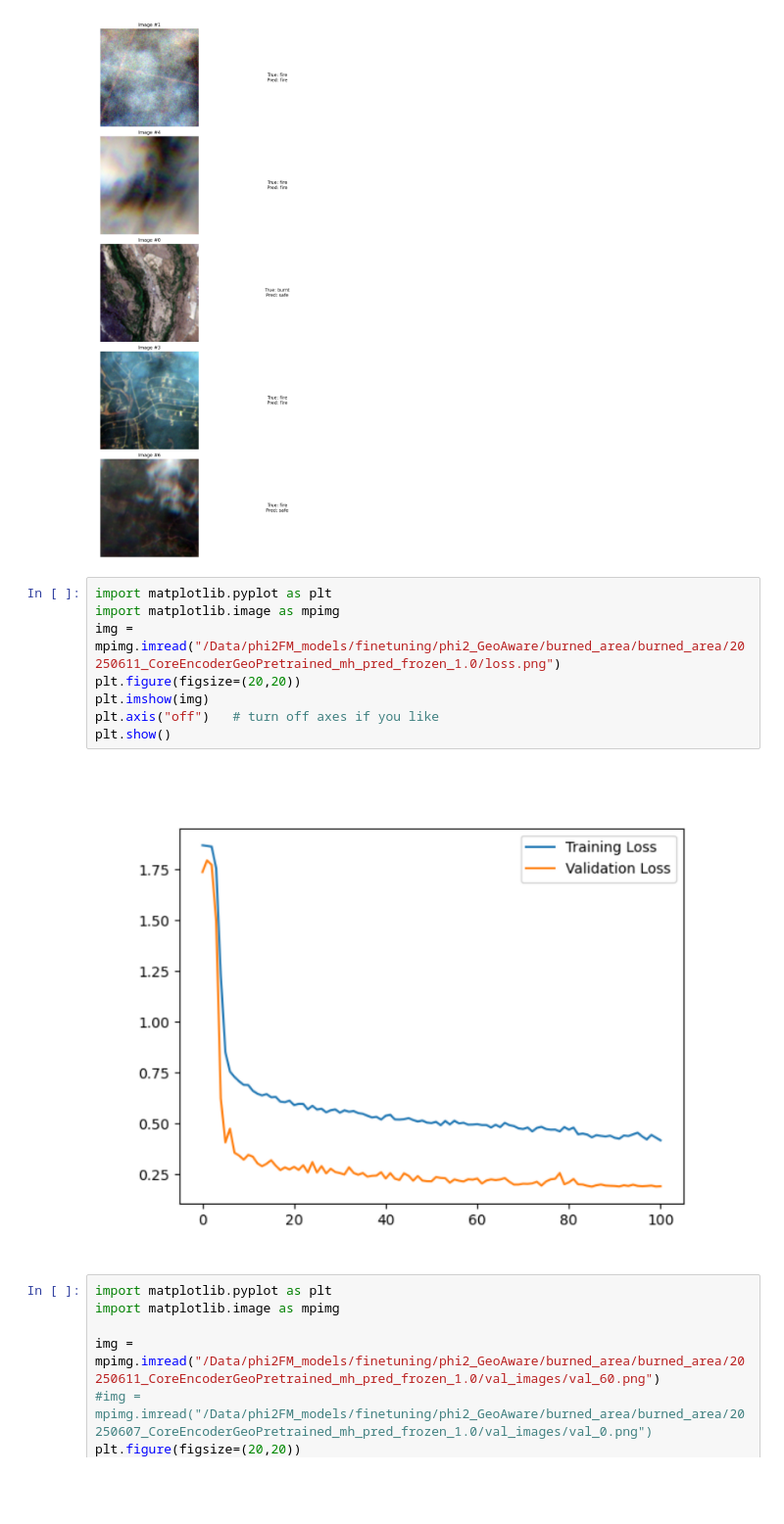
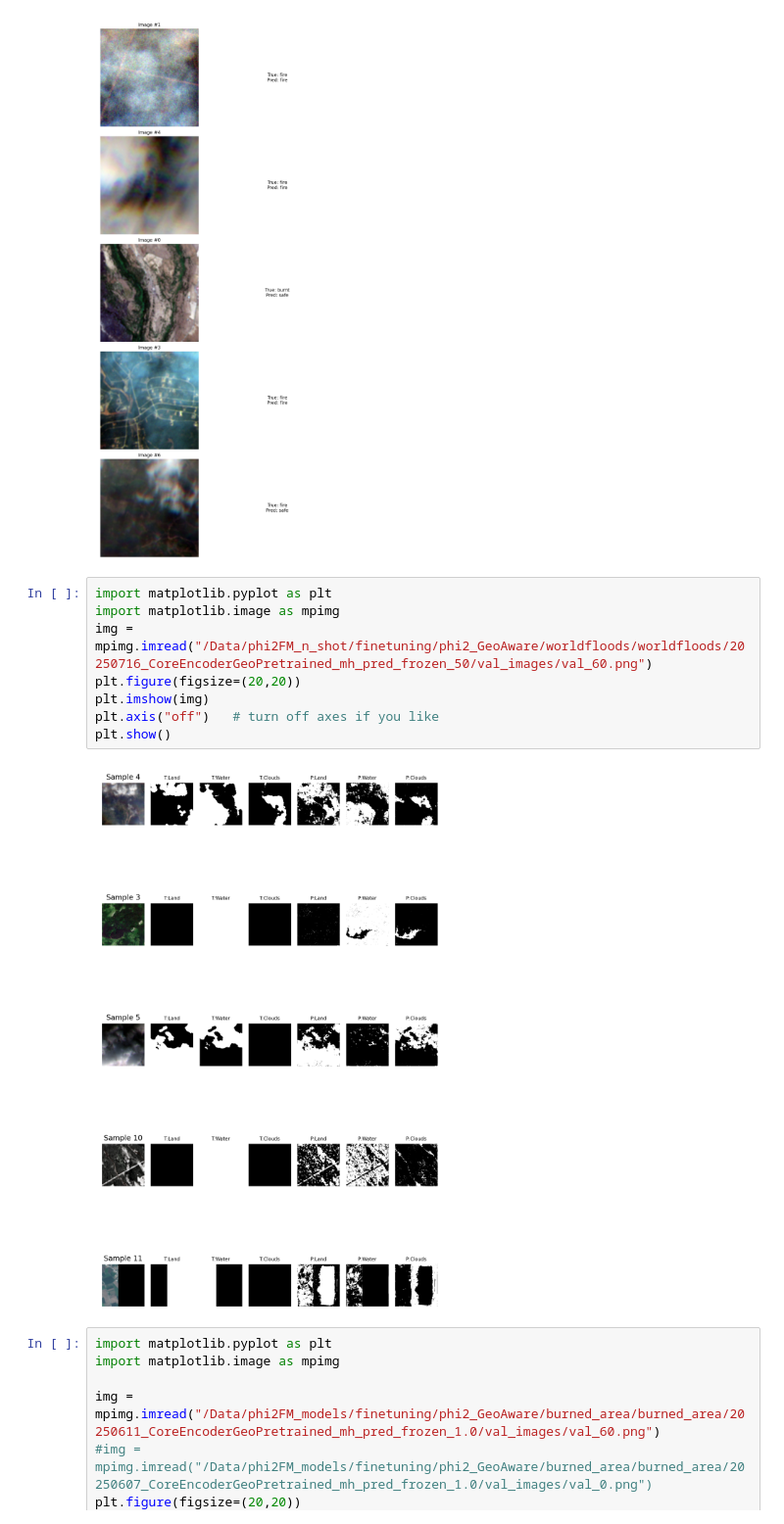
Before and after one commit to dagus01-lab/phi2FM, a Jupyter notebook: downstream/Untitled.ipynb, the cells around one changed output. Shown at 98% size. Saved outputs shown, nothing was run; the diff lists cells and outputs as text; blank space fills up the shorter version.

```diff
--- a/downstream/Untitled.ipynb
+++ b/downstream/Untitled.ipynb
@@ -20,13 +20,13 @@ plt.show()
 # %%
 import matplotlib.pyplot as plt
 import matplotlib.image as mpimg
-img = mpimg.imread("/Data/phi2FM_models/finetuning/phi2_GeoAware/burned_area/burned_area/20250611_CoreEncoderGeoPretrained_mh_pred_frozen_1.0/loss.png")
+img = mpimg.imread("/Data/phi2FM_n_shot/finetuning/phi2_GeoAware/worldfloods/worldfloods/20250716_CoreEncoderGeoPretrained_mh_pred_frozen_50/val_images/val_60.png")
 plt.figure(figsize=(20,20))
 plt.imshow(img)
 plt.axis("off")   # turn off axes if you like
 plt.show()
 # %% [output]
-[figure, old version]
+[figure, new version]
 # %%
 import matplotlib.pyplot as plt
 import matplotlib.image as mpimg
```
Also changed, not shown: 9 other files.
